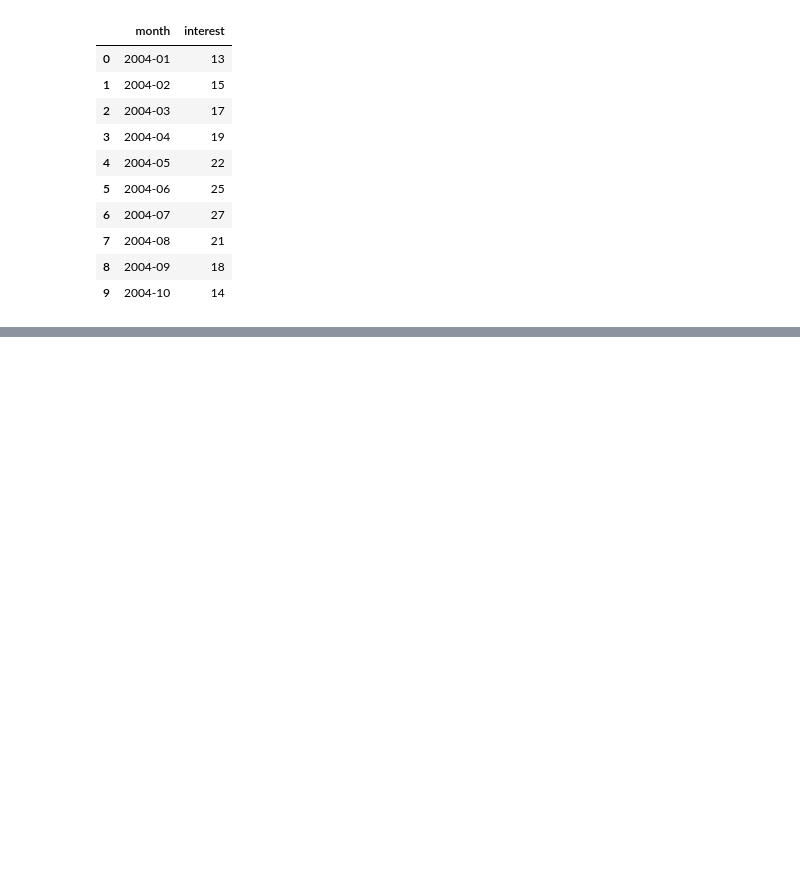
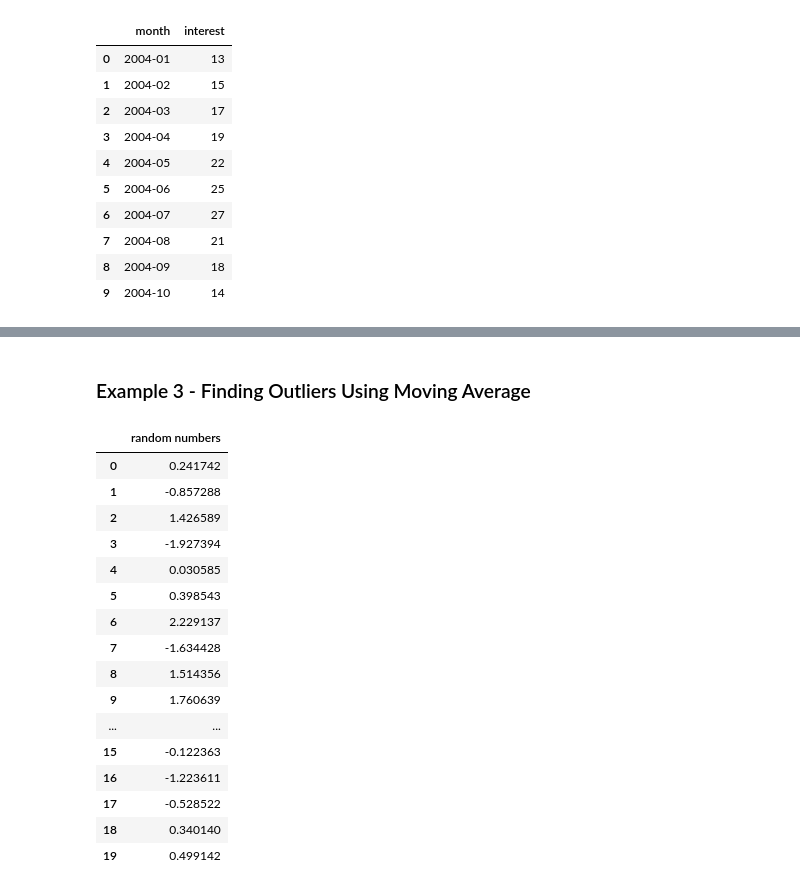
Before and after one commit to aseemanand/pycatcher, a Jupyter notebook: notebooks/Example Notebook.ipynb, the cells around one changed output, grey strips where cells are left out. Drawn from its saved outputs; the diff is of its cells as text; code cells hidden in the pictures; blank space fills up the shorter version.

```diff
--- a/notebooks/Example Notebook.ipynb
+++ b/notebooks/Example Notebook.ipynb
@@ -231,3 +231,29 @@ month
 2011-04-01        45
 2016-11-01        46
 2016-12-01        66
+# %% [markdown]
+### Example 3 - Finding Outliers Using Moving Average
+# %%
+import pandas as pd
+import numpy as np
+
+df = pd.DataFrame({'random numbers': np.random.randn(200)})
+df.head(20)
+# %% [output]
+|  | random numbers |
+| 0 | 0.241742 |
+| 1 | -0.857288 |
+| 2 | 1.426589 |
+| 3 | -1.927394 |
+| 4 | 0.030585 |
+| 5 | 0.398543 |
+| 6 | 2.229137 |
+| 7 | -1.634428 |
+| 8 | 1.514356 |
+| 9 | 1.760639 |
+| ... | ... |
+| 15 | -0.122363 |
+| 16 | -1.223611 |
+| 17 | -0.528522 |
+| 18 | 0.340140 |
+| 19 | 0.499142 |
```
Also changed, not shown: parts of 9 cells of this notebook, 2 other files.
